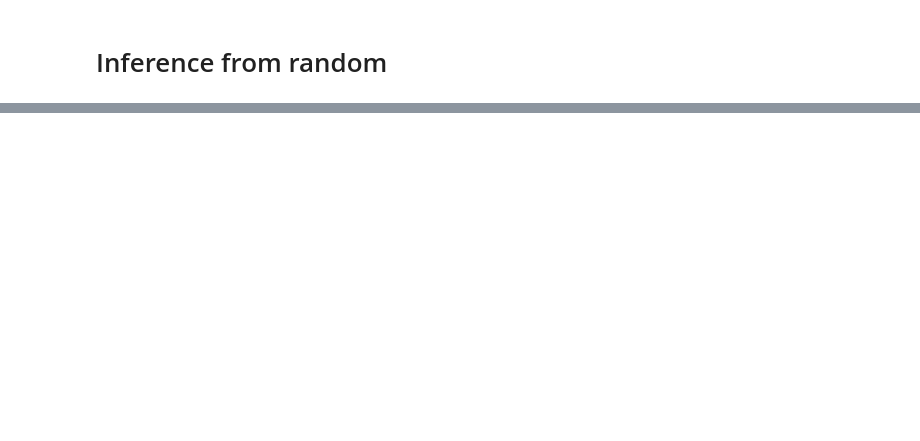
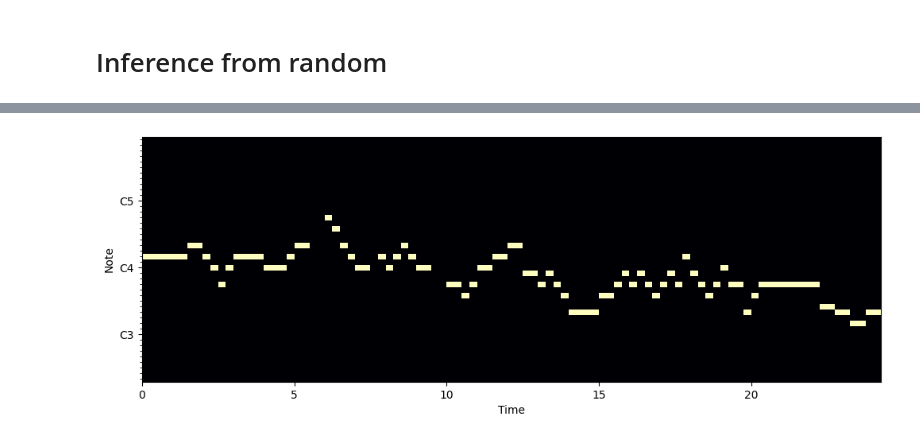
Before and after one commit to HeCheng0625/Amphion, a Jupyter notebook: models/ttm/text2midi/test_midi.ipynb, the cells around one changed output, grey strips where cells are left out. Saved outputs shown, nothing was run; the diff lists cells and outputs as text; code cells hidden in the pictures; blank space fills up the shorter version.

```diff
--- a/models/ttm/text2midi/test_midi.ipynb
+++ b/models/ttm/text2midi/test_midi.ipynb
@@ -255,0 +294,5 @@ plot_piano_roll(new_pm, 40, 84)
+# %%
+prompt_tokens = tokens[:4]
+prompt_tokens = [item for sublist in prompt_tokens for item in sublist]
+prompt_tokens = [251] + prompt_tokens
+print(prompt_tokens)
@@ -255,0 +301,15 @@ plot_piano_roll(new_pm, 40, 84)
+# %%
+generate_ids = llama_model.generate(input_ids=torch.tensor([prompt_tokens], device=device),
+                                    max_length=200,
+                                    pad_token_id=250,
+                                    eos_token_id=252,
+                                    do_sample=True,
+                                    temperature=0.8)
+gen_tokens = generate_ids[0].cpu().numpy()
+gen_tokens = gen_tokens[1:-1]
+print(gen_tokens)
+# 1d -> 2d
+gen_tokens = gen_tokens.reshape(-1, 2)
+gen_tokens = gen_tokens.tolist()
+new_pm = generate_pm(gen_tokens)
+IPython.display.Audio(new_pm.synthesize(fs=16000), rate=16000)
@@ -255,0 +325,5 @@ plot_piano_roll(new_pm, 40, 84)
+# %%
+plt.figure(figsize=(12, 4))
+plot_piano_roll(new_pm, 40, 84)
+# %% [output]
+[figure, added]
```
Also changed, not shown: parts of 9 cells of this notebook.
